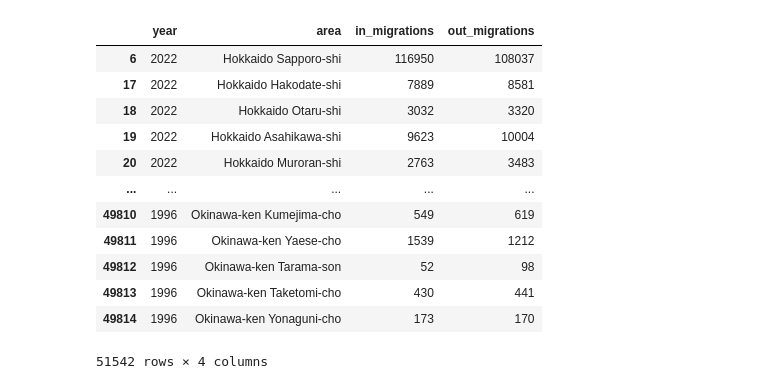
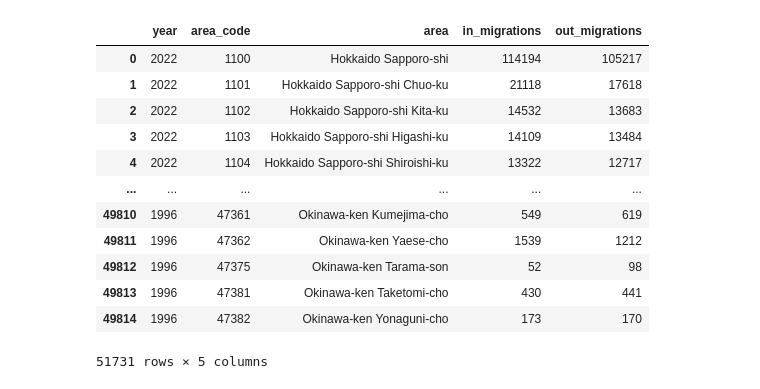
Before and after one commit to diabhaque/Yogen, a Jupyter notebook: notebooks/factor_appending/migration.ipynb, the cells around one changed output. Drawn from its saved outputs; the diff is of its cells as text; code cells hidden in the pictures.

Commit message:
Made area code as primary index instead of [Prefecture, Municipality] which was unreliable

```diff
--- a/notebooks/factor_appending/migration.ipynb
+++ b/notebooks/factor_appending/migration.ipynb
@@ -50,0 +17,3 @@ additional_migration_df
+# %%
+area_code_to_area_df = migration_df[["area_code", "area"]].drop_duplicates()
+area_code_to_area_df.set_index("area_code")["area"].to_dict()
@@ -50,0 +38,9 @@ additional_migration_df
+# %%
+import json
+
+area_code_to_area_path = f"{DATA_DIRECTORY_PATH}/core_scraped/area_code_to_area.json"
+with open(area_code_to_area_path, 'w') as fp:
+    json.dump(area_code_to_area_df.set_index("area_code")["area"].to_dict(), fp)
+# %%
+additional_migration_df = additional_migration_df[additional_migration_df["year"] == 2022]
+additional_migration_df
@@ -50,0 +61,4 @@ additional_migration_df
+# %%
+columns = ["year", "area_code", "area", "in_migrations", "out_migrations"]
+additional_migration_df = additional_migration_df.merge(area_code_to_area_df, on=["area_code"], suffixes=["_x", ""])[columns]
+additional_migration_df
@@ -51,19 +79,20 @@ additional_migration_df
 # %%
 updated_migration_df = pd.concat([additional_migration_df, migration_df])
+updated_migration_df = updated_migration_df.sort_values(by=["year", "area_code"], ascending=[False, True])
 updated_migration_df
 # %% [output]
-|  | year | area | in_migrations | out_migrations |
-| 6 | 2022 | Hokkaido Sapporo-shi | 116950 | 108037 |
-| 17 | 2022 | Hokkaido Hakodate-shi | 7889 | 8581 |
-| 18 | 2022 | Hokkaido Otaru-shi | 3032 | 3320 |
-| 19 | 2022 | Hokkaido Asahikawa-shi | 9623 | 10004 |
-| 20 | 2022 | Hokkaido Muroran-shi | 2763 | 3483 |
-| ... | ... | ... | ... | ... |
-| 49810 | 1996 | Okinawa-ken Kumejima-cho | 549 | 619 |
-| 49811 | 1996 | Okinawa-ken Yaese-cho | 1539 | 1212 |
-| 49812 | 1996 | Okinawa-ken Tarama-son | 52 | 98 |
-| 49813 | 1996 | Okinawa-ken Taketomi-cho | 430 | 441 |
-| 49814 | 1996 | Okinawa-ken Yonaguni-cho | 173 | 170 |
+|  | year | area_code | area | in_migrations | out_migrations |
+| 0 | 2022 | 1100 | Hokkaido Sapporo-shi | 114194 | 105217 |
+| 1 | 2022 | 1101 | Hokkaido Sapporo-shi Chuo-ku | 21118 | 17618 |
+| 2 | 2022 | 1102 | Hokkaido Sapporo-shi Kita-ku | 14532 | 13683 |
+| 3 | 2022 | 1103 | Hokkaido Sapporo-shi Higashi-ku | 14109 | 13484 |
+| 4 | 2022 | 1104 | Hokkaido Sapporo-shi Shiroishi-ku | 13322 | 12717 |
+| ... | ... | ... | ... | ... | ... |
+| 49810 | 1996 | 47361 | Okinawa-ken Kumejima-cho | 549 | 619 |
+| 49811 | 1996 | 47362 | Okinawa-ken Yaese-cho | 1539 | 1212 |
+| 49812 | 1996 | 47375 | Okinawa-ken Tarama-son | 52 | 98 |
+| 49813 | 1996 | 47381 | Okinawa-ken Taketomi-cho | 430 | 441 |
+| 49814 | 1996 | 47382 | Okinawa-ken Yonaguni-cho | 173 | 170 |
-51542 rows × 4 columns
+51731 rows × 5 columns
 # %%
 updated_migration_df.to_csv(new_migration_unprocessed_path, index=False)
```
Also changed, not shown: parts of 6 cells of this notebook, 14 other files.
